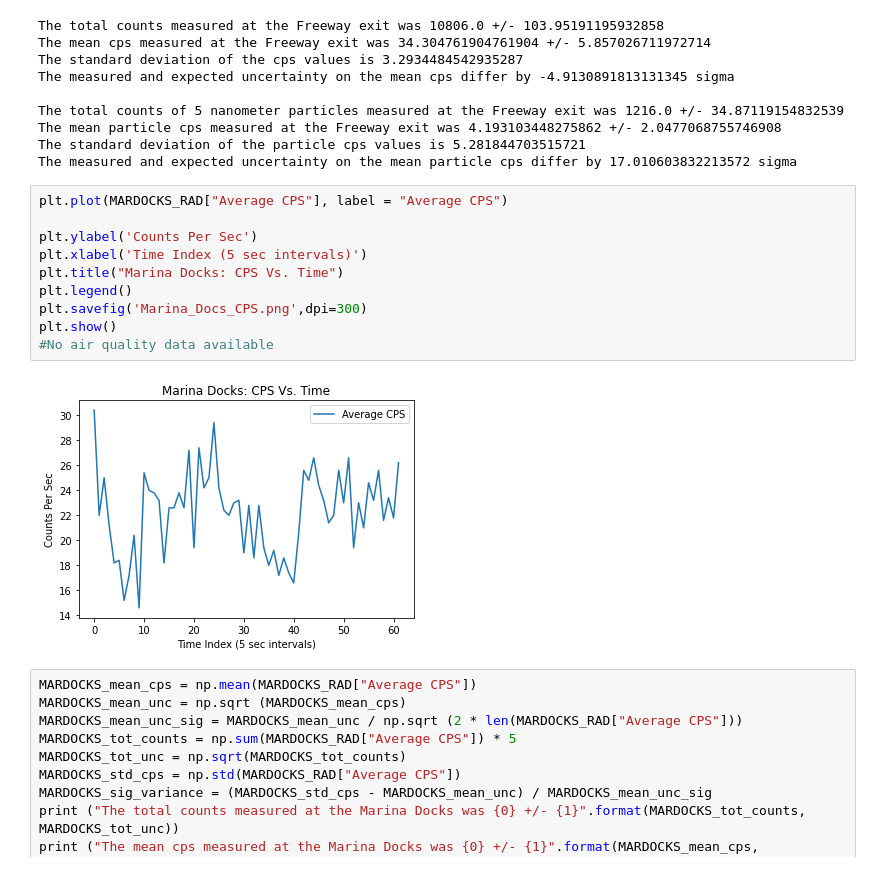
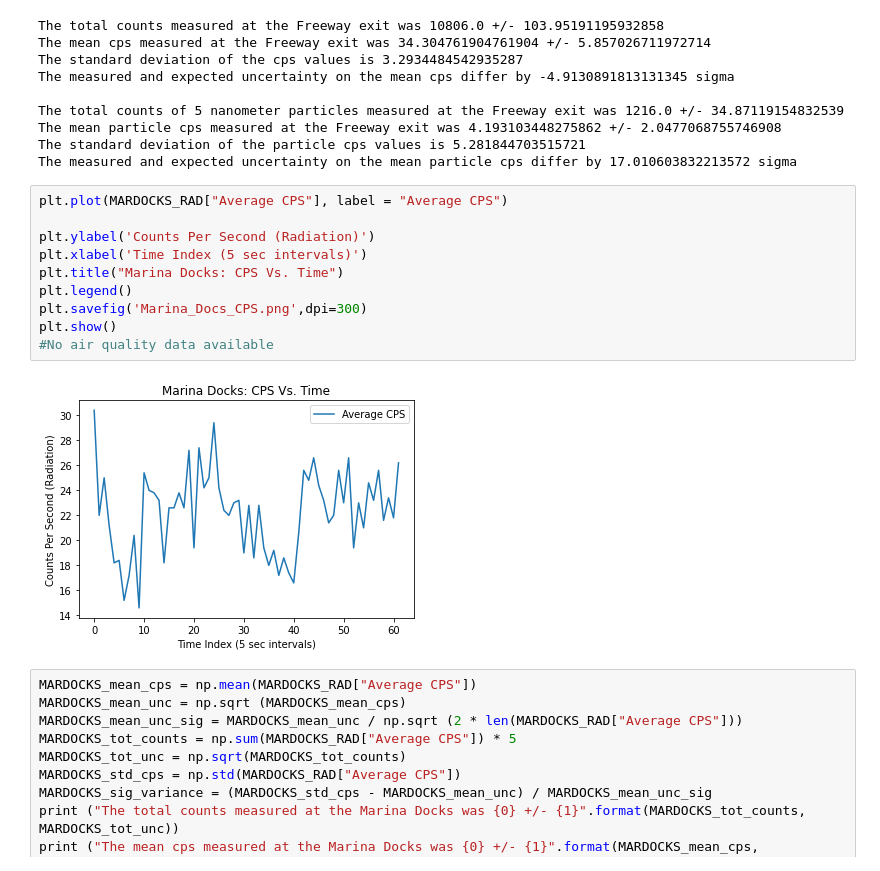
Before and after one commit to Gamecrasher-rgb/E11-LabWork, a Jupyter notebook: FinalProject/E11-Final Project Analysis.ipynb, the cells around one changed output. Saved outputs shown, nothing was run; the diff lists cells and outputs as text.

```diff
--- a/FinalProject/E11-Final Project Analysis.ipynb
+++ b/FinalProject/E11-Final Project Analysis.ipynb
@@ -296,15 +296,15 @@ The measured and expected uncertainty on the mean particle cps differ by 17.0106
 # %%
 plt.plot(MARDOCKS_RAD["Average CPS"], label = "Average CPS")
 
-plt.ylabel('Counts Per Sec')
+plt.ylabel('Counts Per Second (Radiation)')
 plt.xlabel('Time Index (5 sec intervals)')
 plt.title("Marina Docks: CPS Vs. Time")
 plt.legend()
 plt.savefig('Marina_Docs_CPS.png',dpi=300)
 plt.show()
 #No air quality data available
 # %% [output]
-[figure, old version]
+[figure, new version]
 # %%
 MARDOCKS_mean_cps = np.mean(MARDOCKS_RAD["Average CPS"])
 MARDOCKS_mean_unc = np.sqrt (MARDOCKS_mean_cps)
```
Also changed, not shown: parts of 23 cells of this notebook.
